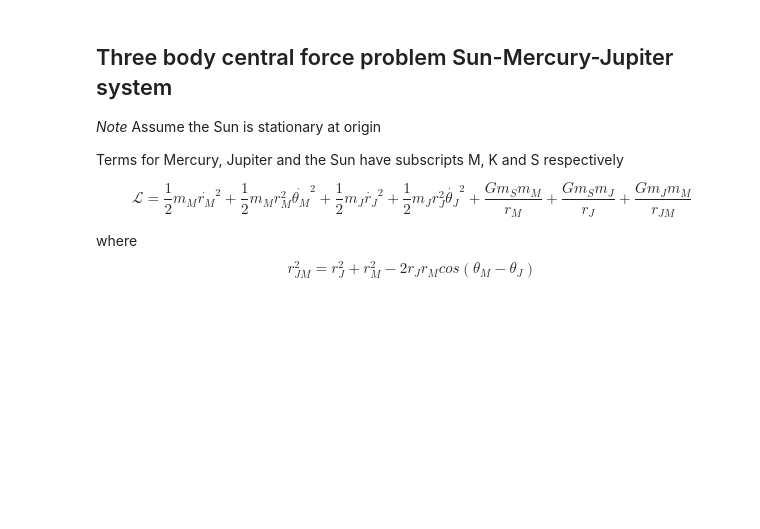
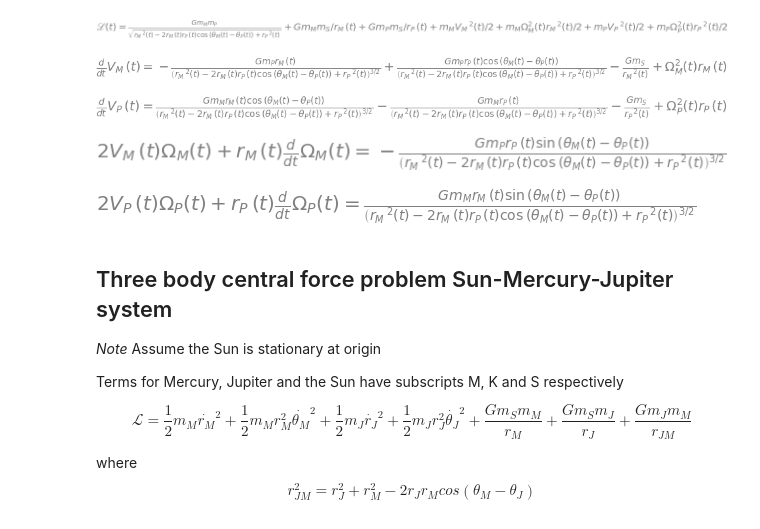
Before and after one commit to codiphy-org/precession, a Jupyter notebook: precession.ipynb, the cells around one changed output. Saved outputs shown, nothing was run; the diff lists cells and outputs as text; code cells hidden in the pictures; blank space fills up the shorter version.

```diff
--- a/precession.ipynb
+++ b/precession.ipynb
@@ -17,3 +22,56 @@ from scipy import fft
+# %%
+m_M = Symbol("m_M", nonzero=True)
+m_P = Symbol("m_P", nonzero=True)
+m_S = Symbol("m_S", nonzero=True)
+G = Symbol("G", nonzero=True)
+t = symbols("t")
+r_M, theta_M = dynamicsymbols("r_M theta_M")
+r_P, theta_P = dynamicsymbols("r_P theta_P")
+r_M_dot, theta_M_dot = dynamicsymbols("\dot{r_M} \dot{\\theta_M}")
+r_P_dot, theta_P_dot = dynamicsymbols("\dot{r_P} \dot{\\theta_P}")
+V_M, Omega_M = dynamicsymbols("V_M \\Omega_M")
+V_P, Omega_P = dynamicsymbols("V_P \\Omega_P")
+L = dynamicsymbols("\mathscr{L}")
+# %%
+def substitute(eq):
+    eq = eq.subs(Derivative(r_M), r_M_dot).subs(Derivative(theta_M), theta_M_dot)
+    eq = eq.subs(Derivative(r_P), r_P_dot).subs(Derivative(theta_P), theta_P_dot)
+    eq = eq.subs(r_M_dot, V_M).subs(theta_M_dot, Omega_M).subs(r_P_dot, V_P).subs(theta_P_dot, Omega_P)
+    return eq
+
+def make_it_simple(lhs, rhs):
+    fctr = gcd(lhs, rhs)
+    lhs = lhs/fctr
+    rhs = rhs/fctr
+
+    return substitute(Eq(lhs.simplify(), rhs.simplify()))
+# %%
+r_PM = sqrt(r_P**2 + r_M**2 - 2*r_P*r_M*cos(theta_M - theta_P))
+Lagrangian = G*m_S*m_M/r_M +  G*m_S*m_P/r_P + G*m_P*m_M/r_PM + m_M*r_M_dot**2/2 + m_M*r_M**2*theta_M_dot**2/2 + m_P*r_P_dot**2/2 + m_P*r_P**2*theta_P_dot**2/2
+Lagrangian = substitute(Lagrangian)
+Eq(L, Lagrangian)
+# %% [output]
+[figure, added]
+# %%
+eq1 = make_it_simple(Lagrangian.diff(V_M).diff(t), Lagrangian.diff(r_M))
+eq1
+# %% [output]
+[figure, added]
+# %%
+eq2 = make_it_simple(Lagrangian.diff(V_P).diff(t), Lagrangian.diff(r_P))
+eq2
+# %% [output]
+[figure, added]
+# %%
+eq3 = make_it_simple(Lagrangian.diff(Omega_M).diff(t), Lagrangian.diff(theta_M))
+eq3
+# %% [output]
+[figure, added]
+# %%
+eq4 = make_it_simple(Lagrangian.diff(Omega_P).diff(t), Lagrangian.diff(theta_P))
+eq4
+# %% [output]
+[figure, added]
 # %% [markdown]
 ## Three body central force problem Sun-Mercury-Jupiter system
 
```
Also changed, not shown: parts of 2 cells of this notebook, 1 other file.
